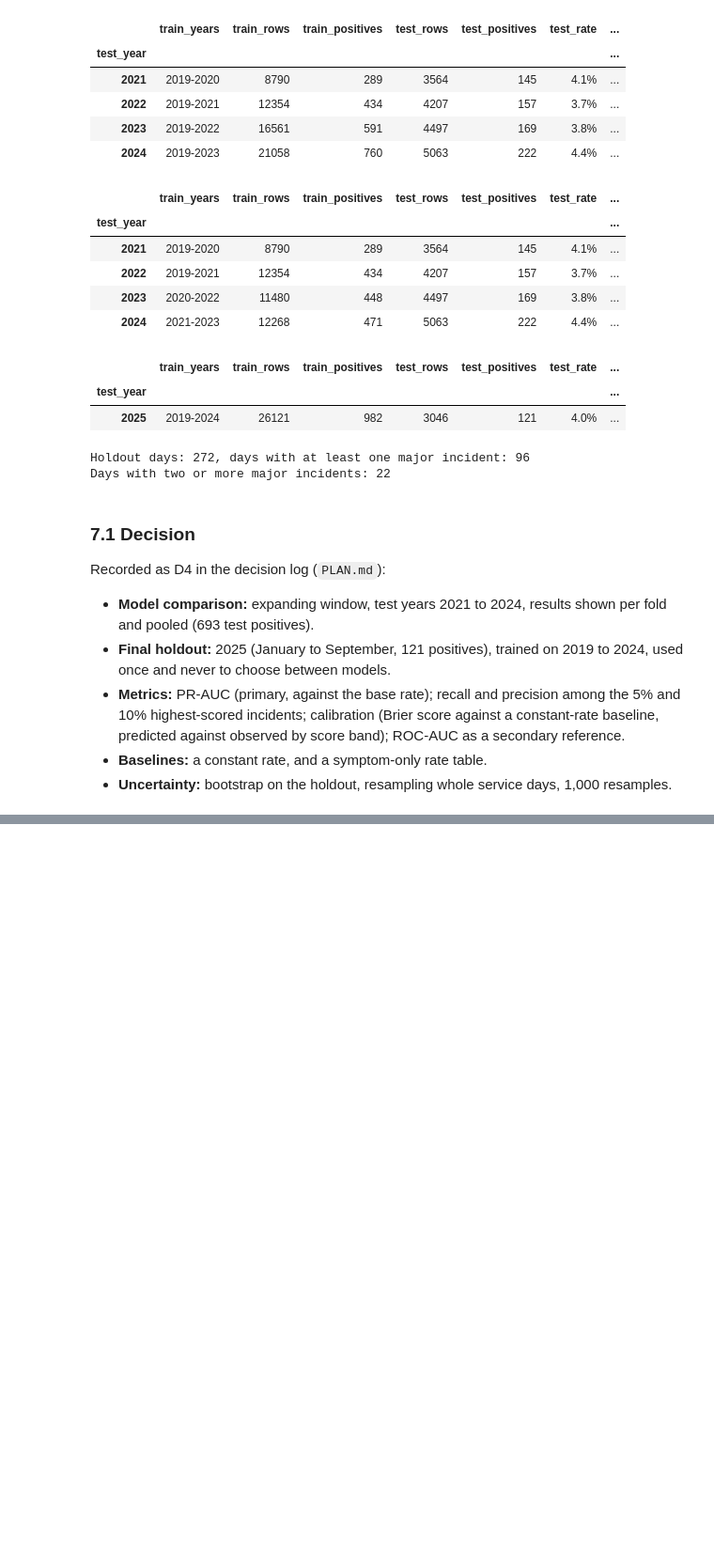
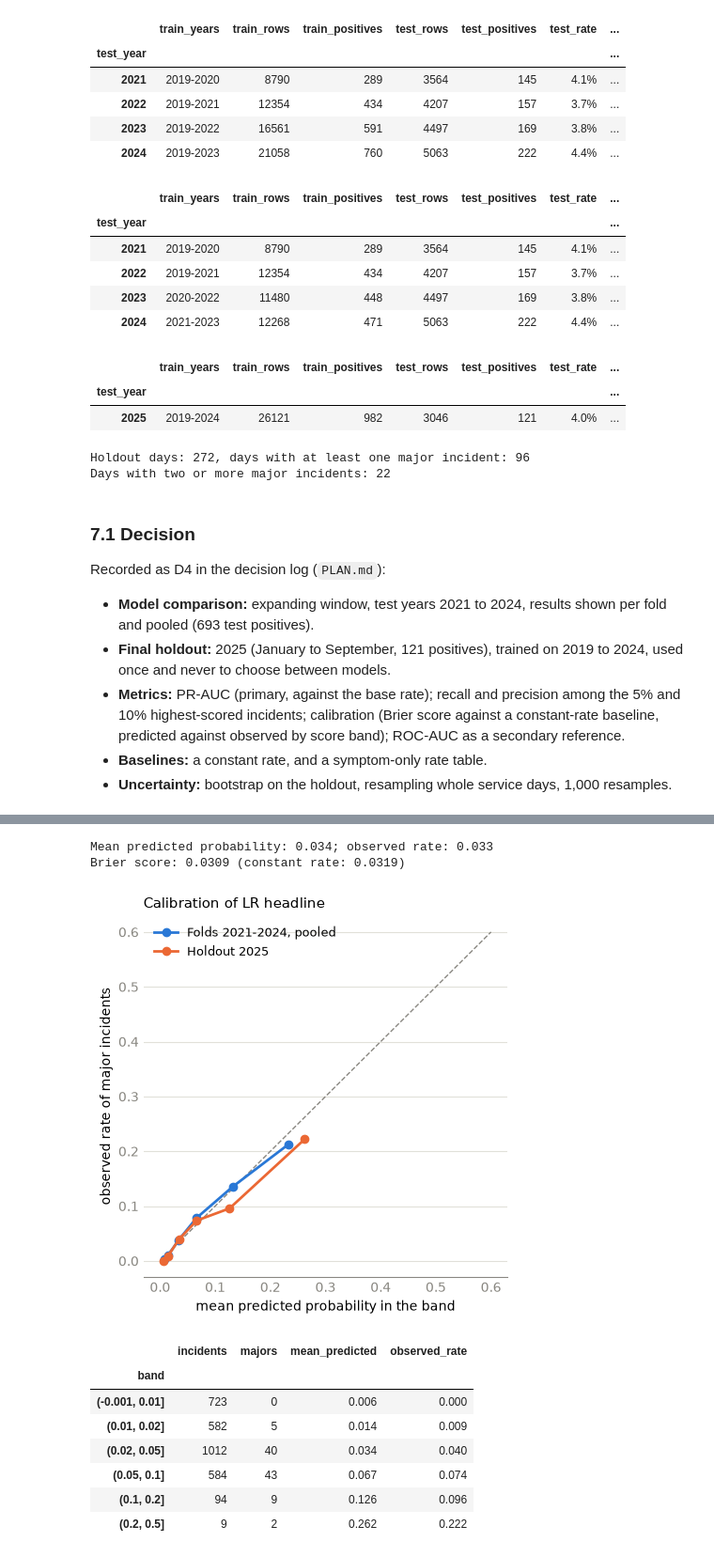
Before and after one commit to elcine/DS_challenge, a Jupyter notebook: notebooks/analysis.ipynb, the cells around one changed output, grey strips where cells are left out. Shown at 94% size. Cells and saved outputs as stored; diff of their text form; code cells hidden in the pictures; blank space fills up the shorter version.

```diff
--- a/notebooks/analysis.ipynb
+++ b/notebooks/analysis.ipynb
@@ -1507,7 +1508,7 @@ model_table = features.add_location_group(model_table, kept_locations)
 print(f"Locations kept as their own value: {len(kept_locations)}; the rest become '{features.OTHER_LOCATION}'")
 
 # Each feature set: size, missing values, and a check that no excluded column is present.
-for name in features.FEATURE_SETS:
+for name in ["strict", "headline", "upper_bound"]:
     X = features.feature_matrix(model_table, name)   # raises an error if a leak is found
     excluded_present = set(X.columns) & set(features.NEVER_FEATURES)
     print(f"{name:22s} {X.shape[1]:2d} features, {int(X.isna().sum().sum())} missing values, "
@@ -1632,0 +1919,2 @@ Recorded as D4 in the decision log (`PLAN.md`):
+# %%
+final_name = "LR headline"
@@ -1632,0 +1926,6 @@ Recorded as D4 in the decision log (`PLAN.md`):
+# %%
+for name in ["LR headline", "GBM headline"]:
+    scored = fold_scores[name]
+    print(name)
+    print(evaluate.calibration_table(scored["is_major"], scored["score"])
+          .round({"mean_predicted": 3, "observed_rate": 3}).to_string(), "\n")
@@ -1632,0 +1960,11 @@ Recorded as D4 in the decision log (`PLAN.md`):
+# %%
+holdout_fold = validation.rolling_origin_folds(population, test_years=[2025])[0]
+holdout_train = population[holdout_fold["train"]]
+holdout_test = population[holdout_fold["test"]]
+
+holdout_scores = {name: model.fit_and_score(train=holdout_train, test=holdout_test, **options)
+                  for name, options in candidates.items()}
+holdout_metrics = pd.DataFrame({name: evaluate.all_metrics(holdout_test["is_major"], scores)
+                                for name, scores in holdout_scores.items()}).T
+print(f"Holdout rows: {len(holdout_test):,}, major incidents: {int(holdout_test['is_major'].sum())}")
+holdout_metrics.style.format("{:.3f}")
@@ -1632,0 +2012,34 @@ Recorded as D4 in the decision log (`PLAN.md`):
+# %%
+# Calibration of the final model on the holdout: table and chart.
+final_holdout_scores = holdout_scores[final_name]
+holdout_calibration = evaluate.calibration_table(holdout_test["is_major"], final_holdout_scores)
+print(f"Mean predicted probability: {final_holdout_scores.mean():.3f}; "
+      f"observed rate: {holdout_test['is_major'].mean():.3f}")
+print(f"Brier score: {holdout_metrics.loc[final_name, 'brier']:.4f} "
+      f"(constant rate: {holdout_metrics.loc['Constant rate', 'brier']:.4f})")
+
+fig, ax = plt.subplots(figsize=(5, 5))
+pooled_calibration = evaluate.calibration_table(fold_scores[final_name]["is_major"],
+                                                fold_scores[final_name]["score"])
+ax.plot([0, 0.6], [0, 0.6], color=eda.MUTED_COLOR, linestyle="--", linewidth=1)   # perfect calibration
+ax.plot(pooled_calibration["mean_predicted"], pooled_calibration["observed_rate"],
+        color=eda.SERIES_COLORS[0], marker="o", linewidth=2, label="Folds 2021-2024, pooled")
+ax.plot(holdout_calibration["mean_predicted"], holdout_calibration["observed_rate"],
+        color=eda.SERIES_COLORS[1], marker="o", linewidth=2, label="Holdout 2025")
+ax.set_xlabel("mean predicted probability in the band")
+eda.style_axes(ax, f"Calibration of {final_name}", "observed rate of major incidents")
+ax.legend(frameon=False, fontsize=9, loc="upper left")
+plt.show()
+holdout_calibration.round({"mean_predicted": 3, "observed_rate": 3})
+# %% [output]
+Mean predicted probability: 0.034; observed rate: 0.033
+Brier score: 0.0309 (constant rate: 0.0319)
+[figure, added]
+|  | incidents | majors | mean_predicted | observed_rate |
+| band |  |  |  |  |
+| (-0.001, 0.01] | 723 | 0 | 0.006 | 0.000 |
+| (0.01, 0.02] | 582 | 5 | 0.014 | 0.009 |
+| (0.02, 0.05] | 1012 | 40 | 0.034 | 0.040 |
+| (0.05, 0.1] | 584 | 43 | 0.067 | 0.074 |
+| (0.1, 0.2] | 94 | 9 | 0.126 | 0.096 |
+| (0.2, 0.5] | 9 | 2 | 0.262 | 0.222 |
```
Also changed, not shown: parts of 47 cells of this notebook, 7 other files.
